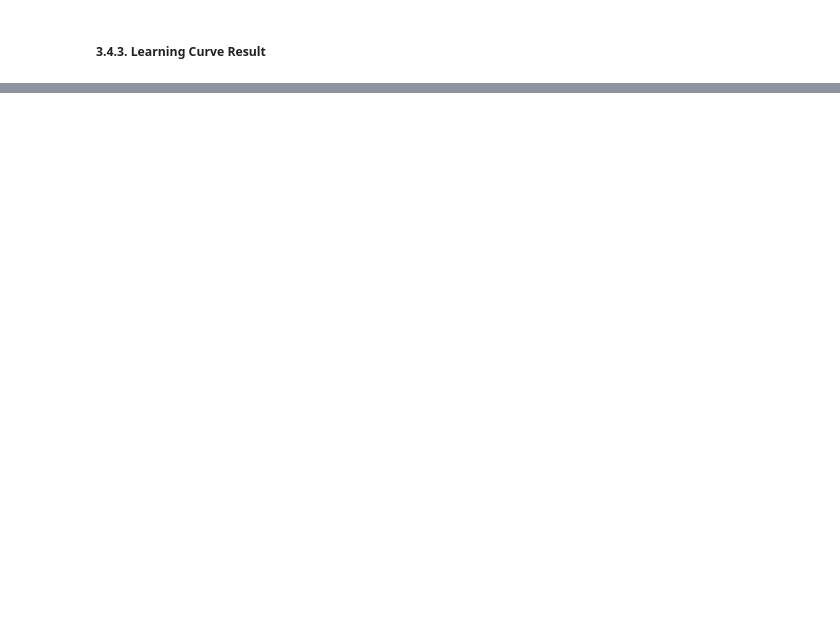
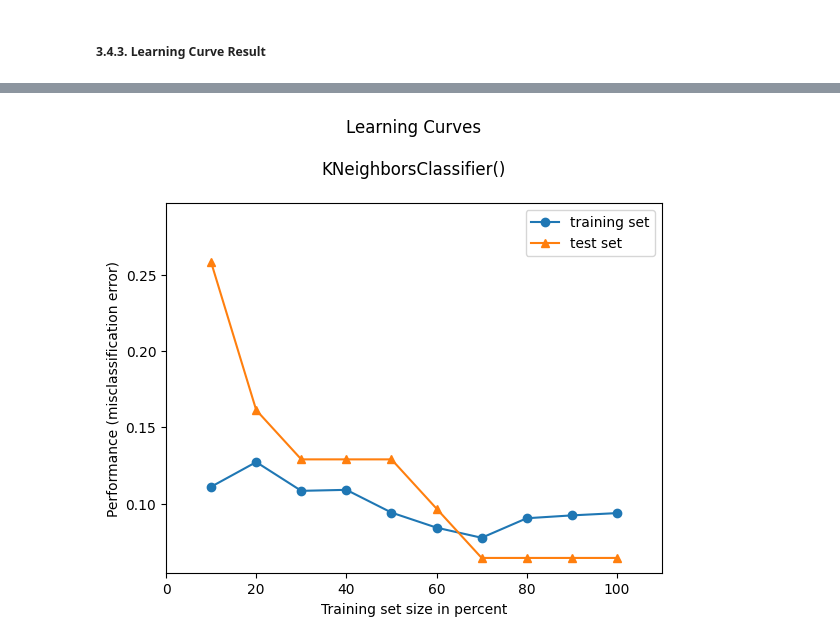
Before and after one commit to cilab-ufersa/parkinson_disease_AI, a Jupyter notebook: parkinson_disease_AI/main.ipynb, the cells around one changed output, grey strips where cells are left out. Drawn from its saved outputs; the diff is of its cells as text; code cells hidden in the pictures; blank space fills up the shorter version.

```diff
--- a/parkinson_disease_AI/main.ipynb
+++ b/parkinson_disease_AI/main.ipynb
@@ -356,0 +361,17 @@ plt.legend(loc = 'best')
+# %%
+x, y = shuffle_arrays_unison(arrays=[listPerson.to_numpy(), listDiagnosis])
+
+limit = int(((n_splits-1)/n_splits)*listPerson.shape[0])
+
+X_train, X_test = x[:limit], x[limit:]
+y_train, y_test = y[:limit], y[limit:]
+
+X_train= ss.fit_transform(X_train)
+X_train = pd.DataFrame(X_train, columns = ['velocityWeighted','pressureWeighted','CISP'])
+X_test = ss.transform(X_test)
+X_test = pd.DataFrame(X_test, columns = ['velocityWeighted','pressureWeighted','CISP'])
+
+plot_learning_curves(X_train, y_train, X_test, y_test, knnc)
+plt.show()
+# %% [output]
+[figure, added]
```
Also changed, not shown: parts of 16 cells of this notebook.
